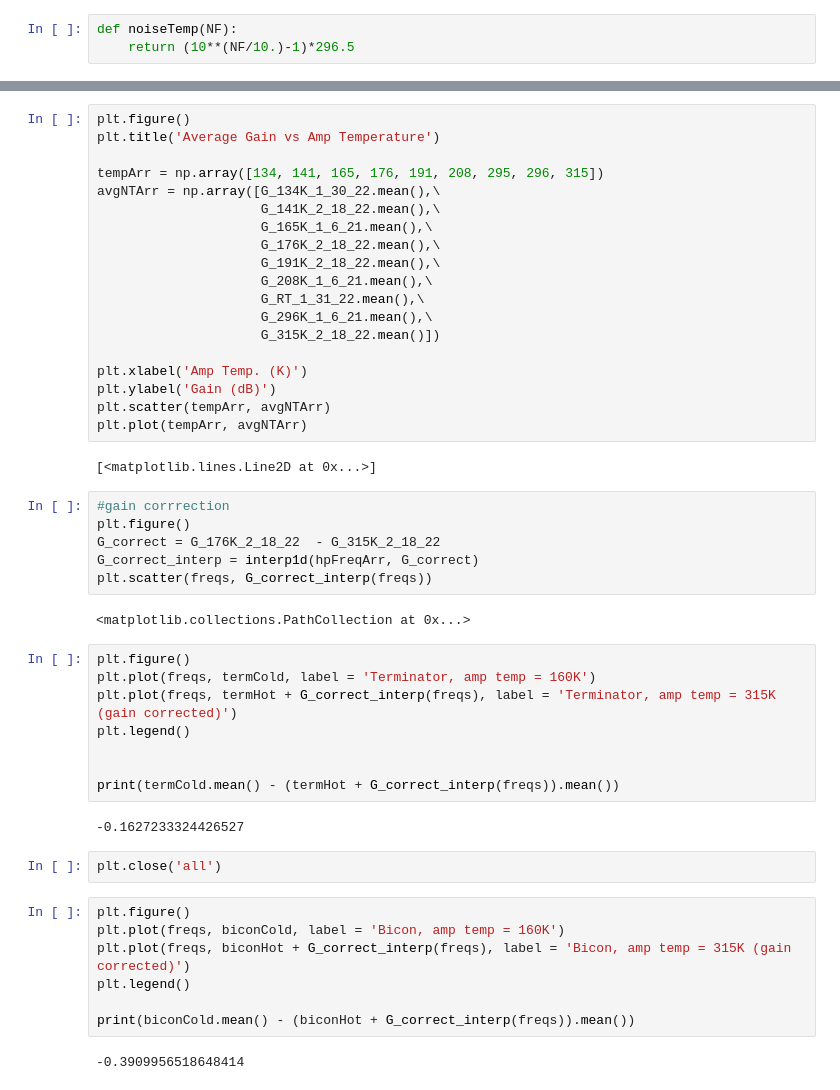
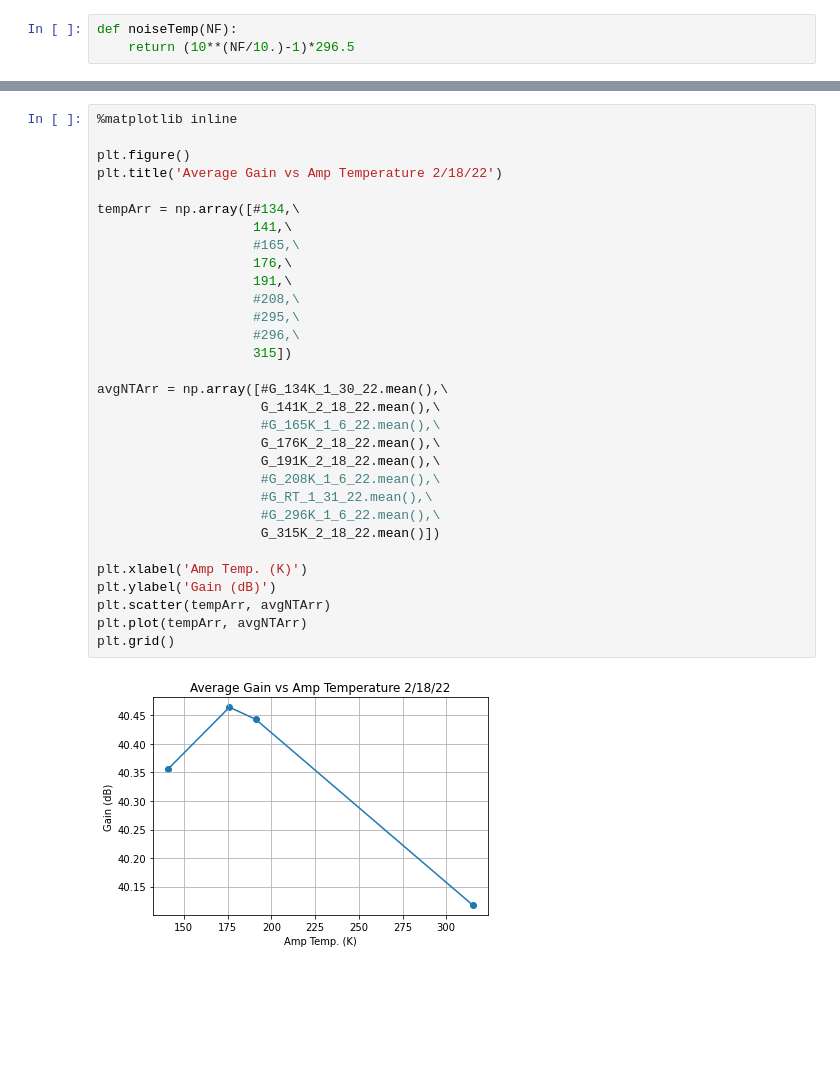
Before and after one commit to josephmlev/darkRadio, a Jupyter notebook: daqAnalysisAndExperiments/lnaNoiseTemp/plotNoiseTemp_V2_2.18.22.ipynb, the cells around one changed output, grey strips where cells are left out. Cells and saved outputs as stored; diff of their text form; blank space fills up the shorter version.

```diff
--- a/daqAnalysisAndExperiments/lnaNoiseTemp/plotNoiseTemp_V2_2.18.22.ipynb
+++ b/daqAnalysisAndExperiments/lnaNoiseTemp/plotNoiseTemp_V2_2.18.22.ipynb
@@ -110,50 +133,33 @@ plt.legend()
 # %%
+%matplotlib inline
+
 plt.figure()
-plt.title('Average Gain vs Amp Temperature')
+plt.title('Average Gain vs Amp Temperature 2/18/22')
 
-tempArr = np.array([134, 141, 165, 176, 191, 208, 295, 296, 315])
-avgNTArr = np.array([G_134K_1_30_22.mean(),\
+tempArr = np.array([#134,\
+                    141,\
+                    #165,\
+                    176,\
+                    191,\
+                    #208,\
+                    #295,\
+                    #296,\
+                    315])
+
+avgNTArr = np.array([#G_134K_1_30_22.mean(),\
                      G_141K_2_18_22.mean(),\
-                     G_165K_1_6_21.mean(),\
+                     #G_165K_1_6_22.mean(),\
                      G_176K_2_18_22.mean(),\
                      G_191K_2_18_22.mean(),\
-                     G_208K_1_6_21.mean(),\
-                     G_RT_1_31_22.mean(),\
-                     G_296K_1_6_21.mean(),\
+                     #G_208K_1_6_22.mean(),\
+                     #G_RT_1_31_22.mean(),\
+                     #G_296K_1_6_22.mean(),\
                      G_315K_2_18_22.mean()])
 
 plt.xlabel('Amp Temp. (K)')
 plt.ylabel('Gain (dB)')
 plt.scatter(tempArr, avgNTArr)
 plt.plot(tempArr, avgNTArr)
+plt.grid()
 # %% [output]
-[<matplotlib.lines.Line2D at 0x...>]
+[figure, added]
-# %%
-#gain corrrection
-plt.figure()
-G_correct = G_176K_2_18_22  - G_315K_2_18_22
-G_correct_interp = interp1d(hpFreqArr, G_correct)
-plt.scatter(freqs, G_correct_interp(freqs))
-# %% [output]
-<matplotlib.collections.PathCollection at 0x...>
-# %%
-plt.figure()
-plt.plot(freqs, termCold, label = 'Terminator, amp temp = 160K')
-plt.plot(freqs, termHot + G_correct_interp(freqs), label = 'Terminator, amp temp = 315K (gain corrected)')
-plt.legend()
-
-
-print(termCold.mean() - (termHot + G_correct_interp(freqs)).mean())
-# %% [output]
--0.1627233324426527
-# %%
-plt.close('all')
-# %%
-plt.figure()
-plt.plot(freqs, biconCold, label = 'Bicon, amp temp = 160K')
-plt.plot(freqs, biconHot + G_correct_interp(freqs), label = 'Bicon, amp temp = 315K (gain corrected)')
-plt.legend()
-
-print(biconCold.mean() - (biconHot + G_correct_interp(freqs)).mean())
-# %% [output]
--0.3909956518648414
```
Also changed, not shown: parts of 14 cells of this notebook, 6 other files.
